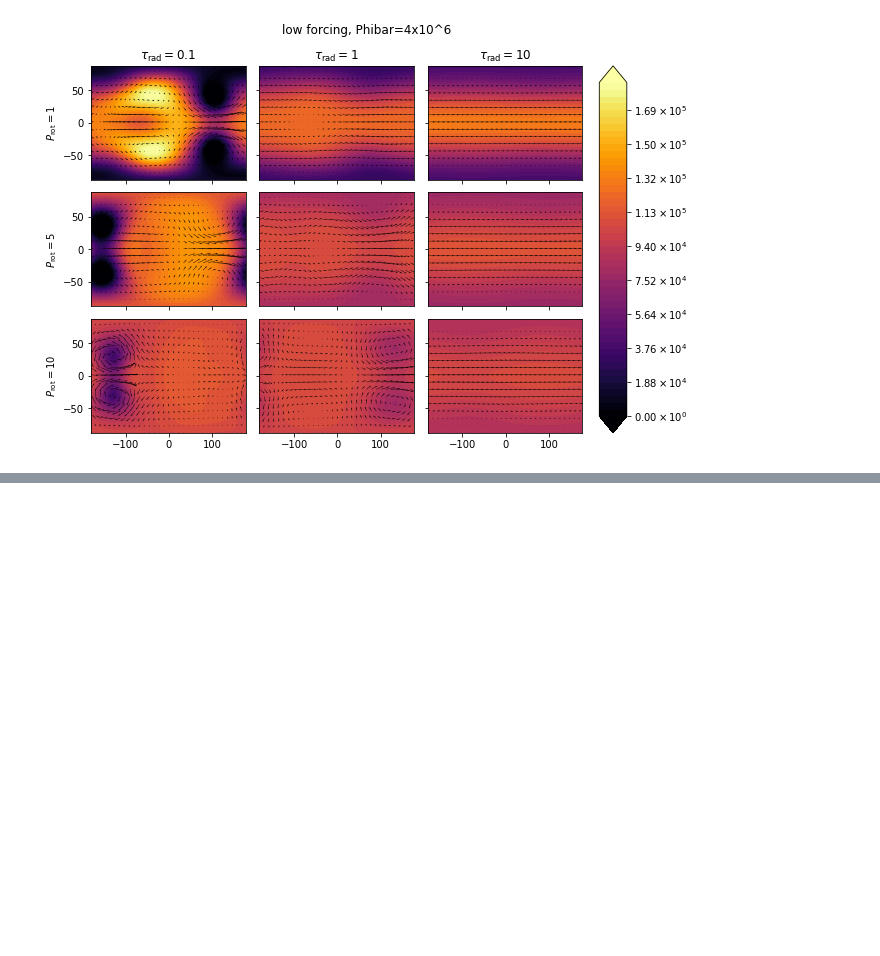
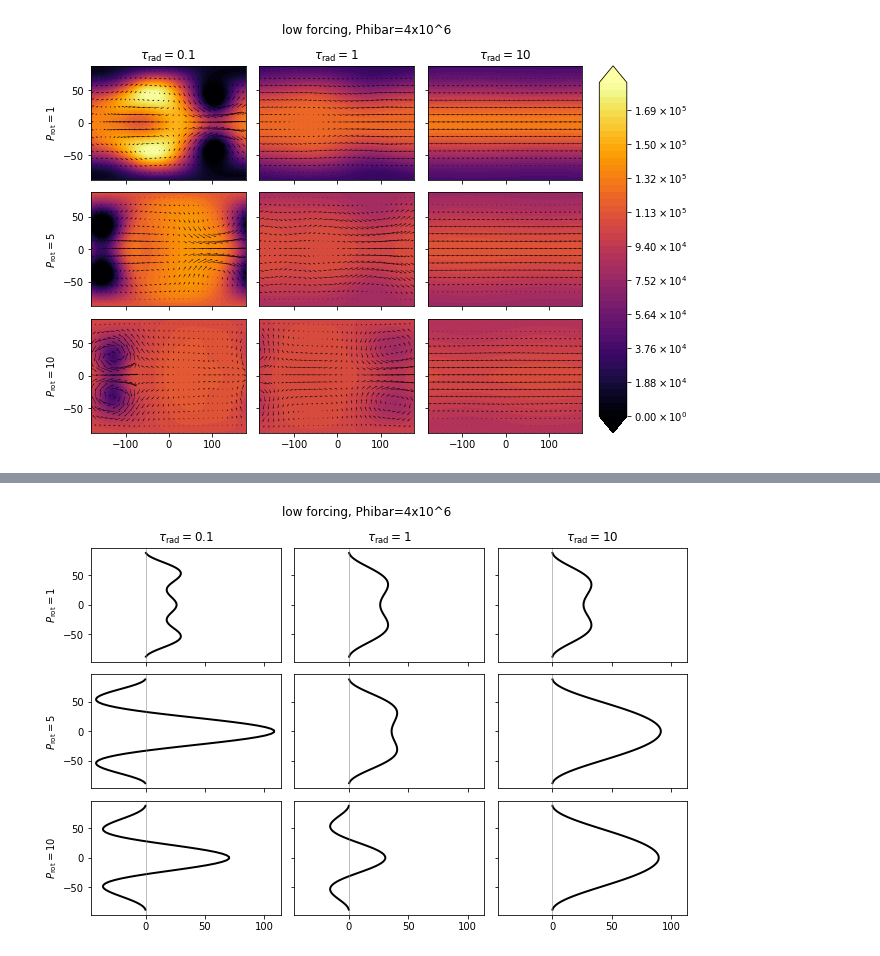
Before and after one commit to kathlandgren/SWAMPE, a Jupyter notebook: data/PBS-verification-plot/PBS-verification-plot.ipynb, the cells around one changed output, grey strips where cells are left out. Saved outputs shown, nothing was run; the diff lists cells and outputs as text; code cells hidden in the pictures; blank space fills up the shorter version.

```diff
--- a/data/PBS-verification-plot/PBS-verification-plot.ipynb
+++ b/data/PBS-verification-plot/PBS-verification-plot.ipynb
@@ -426,0 +552,4 @@ for k in range(3):
+# %%
+makewindgrid(Udata,title)
+# %% [output]
+[figure, added]
```
Also changed, not shown: parts of 5 cells of this notebook.
